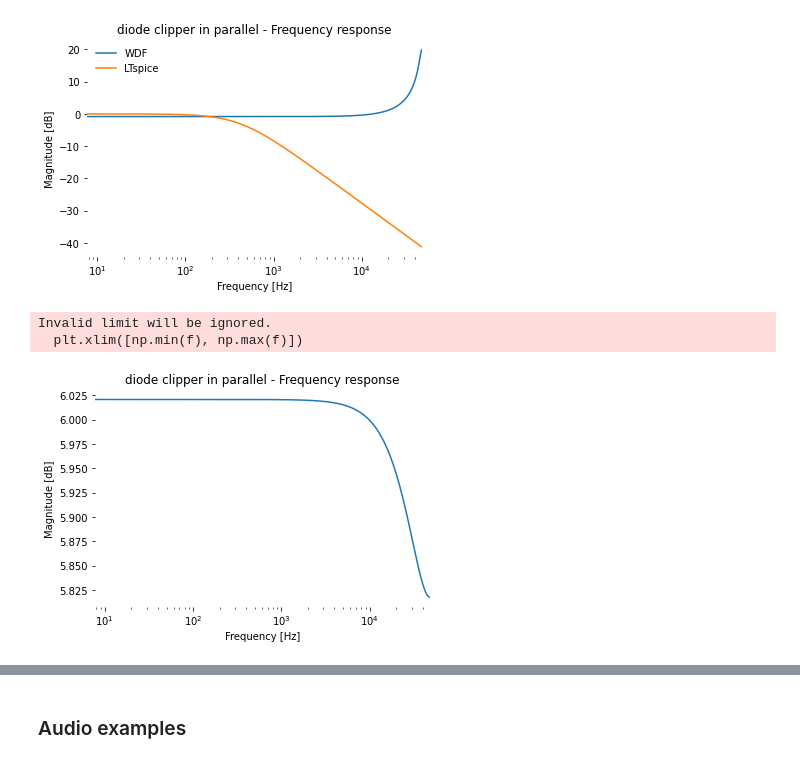
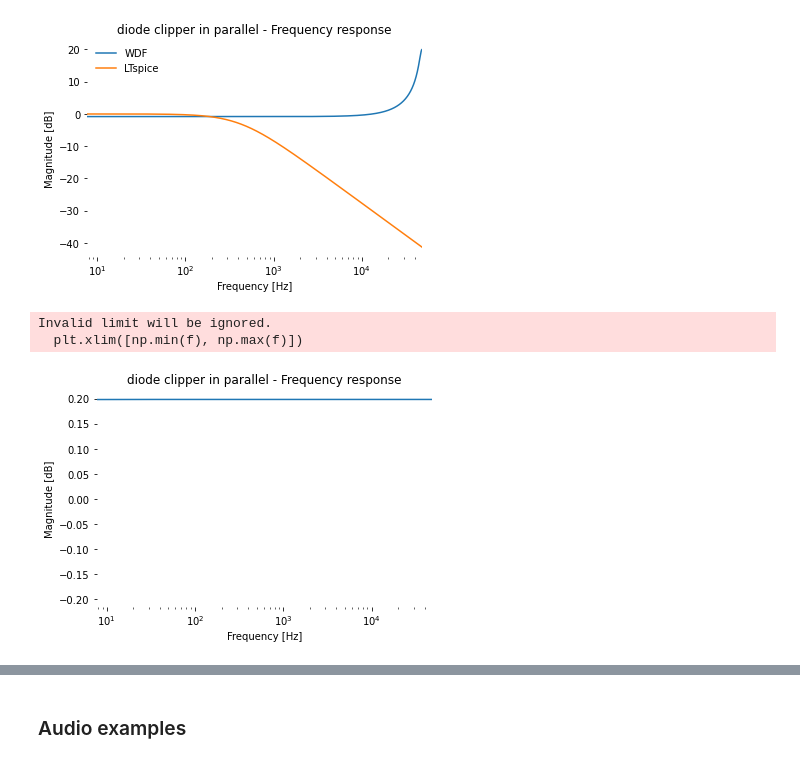
Before and after one commit to gusanthon/diode-clipper-wdf, a Jupyter notebook: WDFs_in_circuit_emulation.ipynb, the cells around one changed output, grey strips where cells are left out. Cells and saved outputs as stored; diff of their text form; code cells hidden in the pictures.

```diff
--- a/WDFs_in_circuit_emulation.ipynb
+++ b/WDFs_in_circuit_emulation.ipynb
@@ -283,7 +282,7 @@ def omega4(x):
     return y - (y - np.exp(x - y)) / (y + 1)
 
 class Diode(WDFOnePort):
-    def __init__(self,Rp,nDiodes=1,Is=0,Vt = 25.85e-3,q="best"):
+    def __init__(self,Rp,nDiodes=2,Is=2.52e-9,Vt = 25.85e-3,q="best"):
         WDFOnePort.__init__(self)
         self.Rp = Rp
         self.Vt = Vt * nDiodes
@@ -802,75 +804,47 @@ Invalid limit will be ignored.
   plt.xlim([np.min(f), np.max(f)])
 [figure]
 # %%
-# parallel diode clipper reorganized w/ updated params
+# wdf structure reorganized w/ updated params,
+# resistive current source & leaky capacitor
+# frequency response
 
 from scipy.fft import fft, fftfreq
 
 # circuit params
-cutoff = 20000
+cutoff = 1e-300
 c = 47e-9
 r = 1 / (2 * np.pi * cutoff * c)
 
-# test wave params
-f = 1000
-amp = 1
-
 # One-port parameters.
-V1 = ResistiveVoltageSource(1)  # 1 Ohm resistive volt. source
+I1 = ResistiveCurrentSource(r)  # r Ohm resistive current source
 C1 = Capacitor(c)          # 47e-9 farad capacitor.
-R1 = Resistor(r)               # r Ohm resistor.
-D1 = Diode(R1.Rp,2)
-
-# generate test wave
-n = np.arange(0,N/FS,1/FS)
-x = np.cos(2 * np.pi * f * n) * amp
-y = np.zeros(x.shape)
+D1 = Diode(C1.Rp,nDiodes = 2)
 
 # Simulation loop.
 b1, b2, b3 = 0, 0, 0
 for i in steps:
 
     # Port resistances.
-    Rp1, Rp2, Rp3 = R1.Rp, D1.Rp, V1.Rp
+    Rp1, Rp2, Rp3 = D1.Rp, C1.Rp, I1.Rp
     # 1. Gather inputs.
-    a1 = R1.get_reflected_wave(b1)
-    a2 = D1.get_reflected_wave(0)
-    a3 = V1.get_reflected_wave(0, input[i])  # Read input delta signal off voltage source.
-    # a3 = V1.get_reflected_wave(0, x[i])   # Read input wave off voltage source
+    a1 = D1.get_reflected_wave(b1)
+    a2 = C1.get_reflected_wave(0)
+    a3 = I1.get_reflected_wave(0, input[i])  # Read input delta signal off current source.
     # 2. Wave up.
     a  = (a1, a2, a3)
     Rp = (Rp1, Rp2, Rp3)
 
     # 3. Root element / 4. Wave down.
     b1, b2, b3 = parallel_adaptor(a, Rp)
 
     # 5. Gather outputs.
-    output[i] = D1.wave_to_voltage()  # Output is voltage over C1.
-    # y[i] = D1.wave_to_voltage()
-    D1.set_incident_wave(b1)          # Store new input inside Capacitor.
+    output[i] = D1.wave_to_voltage()  # Output is voltage over D1.
+    D1.set_incident_wave(b1)          # Store new input inside diode
 
 # Plot frequency response of the WDF simulation.
 plot_freqz(output, title= "diode clipper in parallel - Frequency response")
-
-# Plot frequency response from LTspice
-# plot_ltspice_freqz("/Users/gusanthon/Documents/UPF/Thesis/diode-clipper-wdf/data/series_RC.txt", title="Frequency response", out_label='V(vout)')
-
-# Show the Frequency response
-# print(max(output))
-# print(min(output))
-# print(np.where(output==0))
-# plt.legend(**legend_style)
-# plt.show()
-# yf = fft(y)
-# xf = fftfreq(N, 1/FS)[:N//2]
-# plt.plot(xf, 2.0/N * np.abs(yf[0:N//2]))
-# plt.grid()
-# plt.show()
-# plt.plot(y)
-# plt.plot(x)
-# plt.show()
 # %% [output]
 Invalid limit will be ignored.
   plt.xlim([np.min(f), np.max(f)])
-[figure, old version]
+[figure, new version]
 # %%
```
Also changed, not shown: parts of 6 cells of this notebook.
